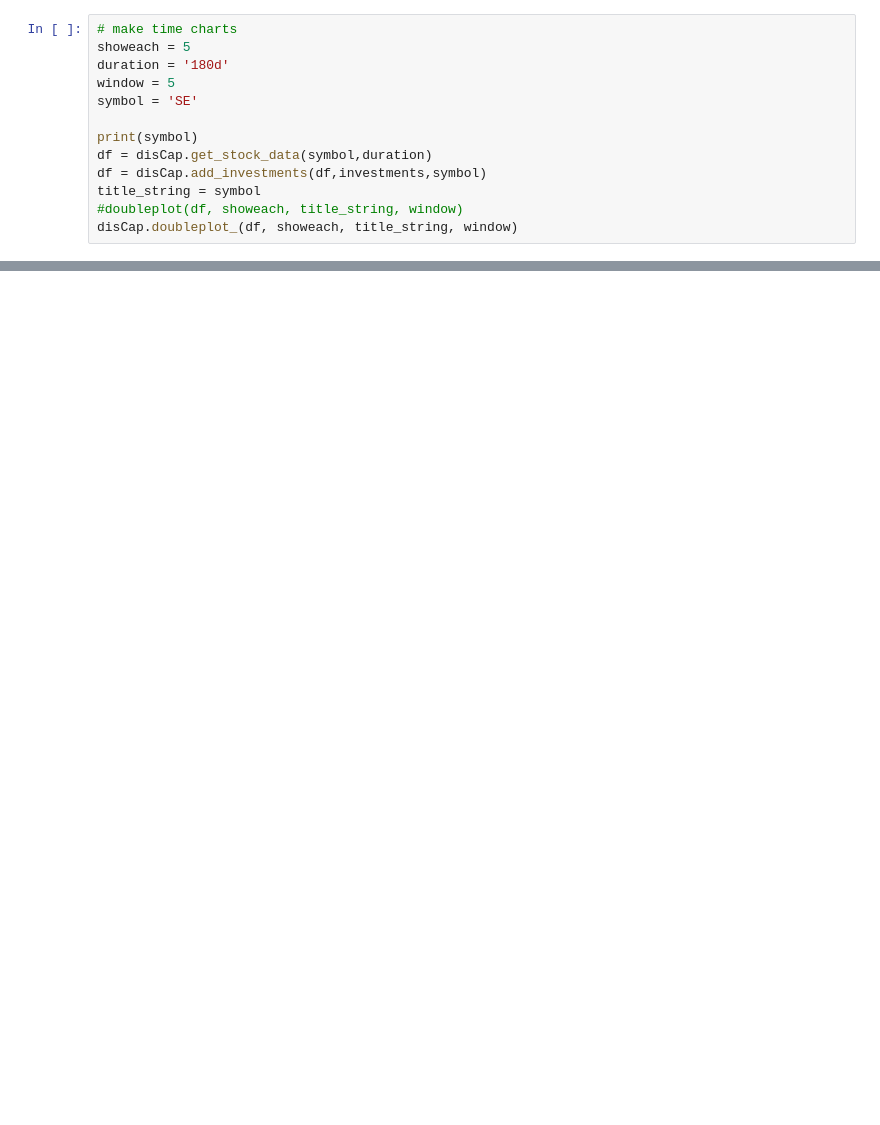
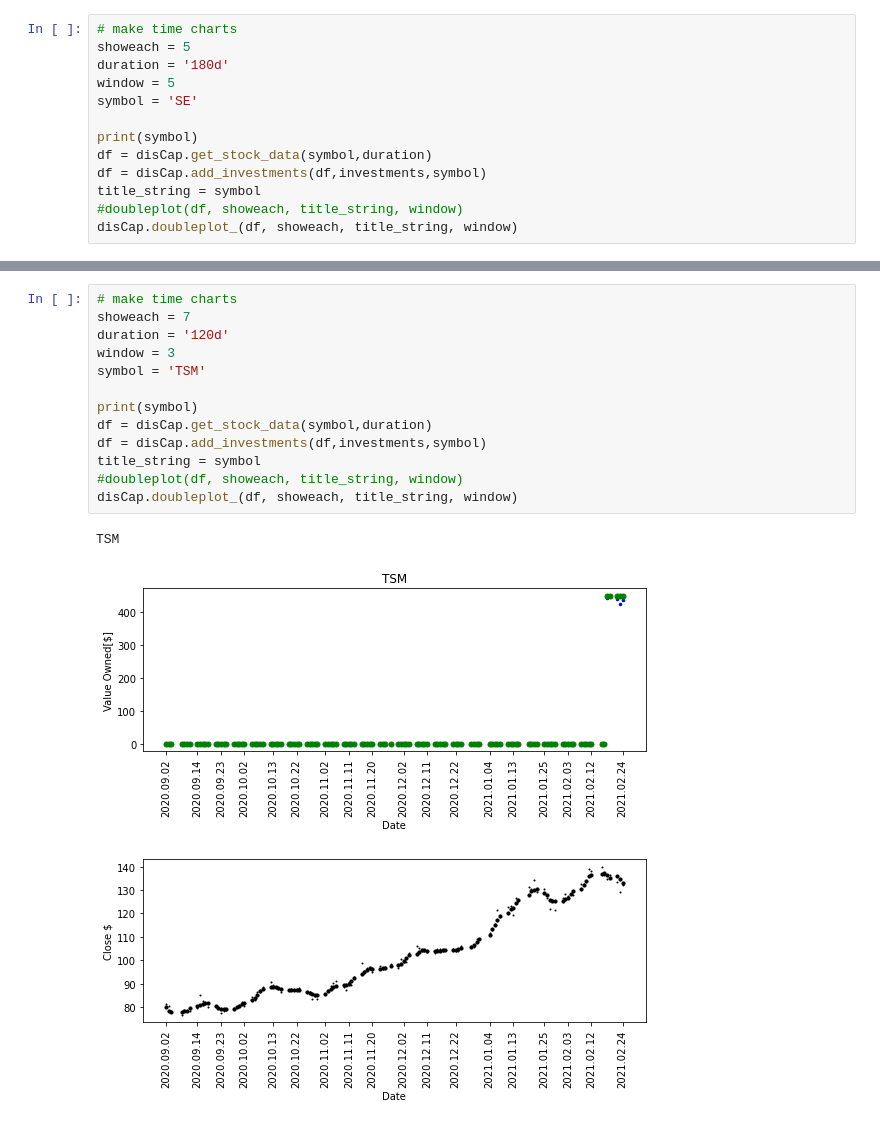
Before and after one commit to dgsprous0808/disasterCapitalism, a Jupyter notebook: disasterCapitalism.ipynb, the cells around one changed output, grey strips where cells are left out. Drawn from its saved outputs; the diff is of its cells as text; blank space fills up the shorter version.

```diff
--- a/disasterCapitalism.ipynb
+++ b/disasterCapitalism.ipynb
@@ -149,0 +295,17 @@ disCap.doubleplot_(df, showeach, title_string, window)
+# %%
+# make time charts
+showeach = 7
+duration = '120d'
+window = 3
+symbol = 'TSM'
+
+print(symbol)
+df = disCap.get_stock_data(symbol,duration)
+df = disCap.add_investments(df,investments,symbol)
+title_string = symbol
+#doubleplot(df, showeach, title_string, window)
+disCap.doubleplot_(df, showeach, title_string, window)
+# %% [output]
+TSM
+[figure, added]
+[figure, added]
```
Also changed, not shown: parts of 16 cells of this notebook, 7 other files.
